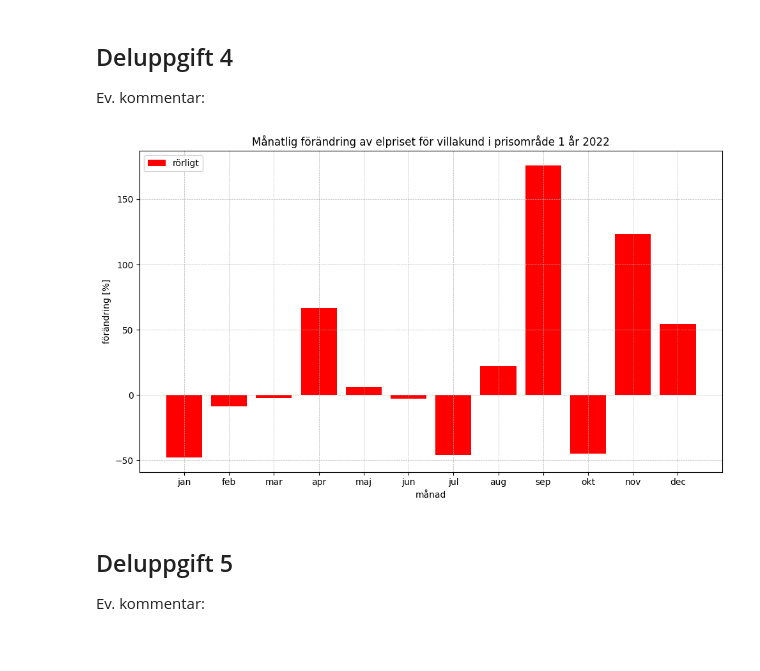
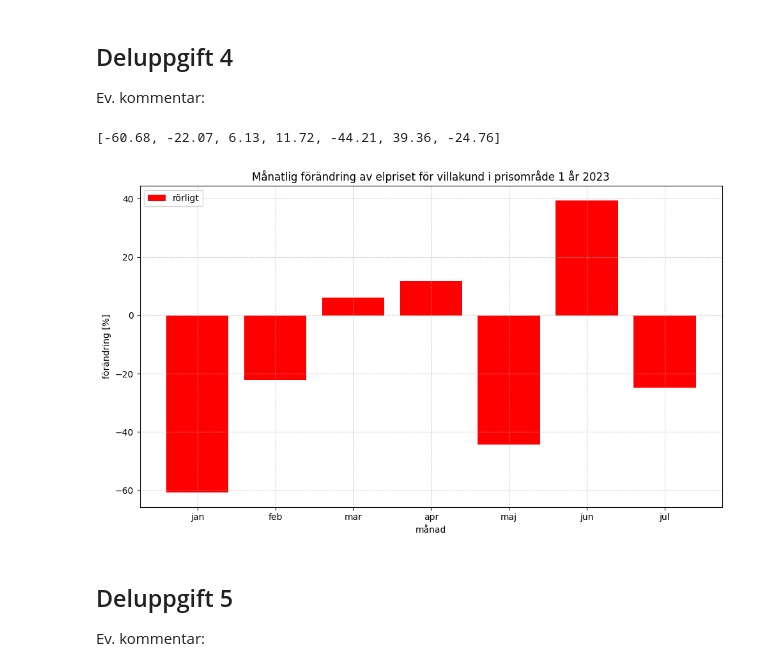
Before and after one commit to eltondeboer/Bora-s-V2, a Jupyter notebook: Svarsfil_inluppg_1223_A237TG.ipynb, the cells around one changed output. Cells and saved outputs as stored; diff of their text form; code cells hidden in the pictures.

```diff
--- a/Svarsfil_inluppg_1223_A237TG.ipynb
+++ b/Svarsfil_inluppg_1223_A237TG.ipynb
@@ -523,35 +523,38 @@ def main_deluppgift4 ():
     #Processar datan till enbart relevanta värden
     values_data = []
     for line in data:
         values_data.append(float(line[column_index]))
 
     #Kallar på funktion och hämtar ff
     ff_data = calculate_ff(values_data)
 
+    print(ff_data)
     #Bestämmer x beroende på mängden data vi får tillbaka
     if len(ff_data) == 11:
         #Definerar värderna på x-axeln eftersom de är statiska oberoende av kund/användare val
         x_values = ["feb", "mar", "apr", "maj", "jun", "jul", "aug", "sep", "okt", "nov", "dec"]
-        print(1)
+    elif len(ff_data) < 11:
+        x_values = ["jan", "feb", "mar", "apr", "maj", "jun", "jul"]
     else:
         #Definerar värderna på x-axeln eftersom de är statiska oberoende av kund/användare val
         x_values = ["jan", "feb", "mar", "apr", "maj", "jun", "jul", "aug", "sep", "okt", "nov", "dec"]
 
     #Plottar diagrammet.
     plt.figure(figsize=(10,6))
 
     plt.bar(x_values, ff_data, color="red", label="rörligt")
     plt.title(f"Månatlig förändring av elpriset för {kund} i prisområde {prisområde} år {år}")
     plt.xlabel("månad")
     plt.ylabel("förändring [%]")
     plt.grid(True, which="both", linestyle="--", linewidth=0.5)
     plt.legend(loc="upper left")
     plt.tight_layout()
     plt.show()
 
 main_deluppgift4()
 # %% [output]
+[-60.68, -22.07, 6.13, 11.72, -44.21, 39.36, -24.76]
-[figure, old version]
+[figure, new version]
 # %% [markdown]
 ## Deluppgift 5
 Ev. kommentar:
```
